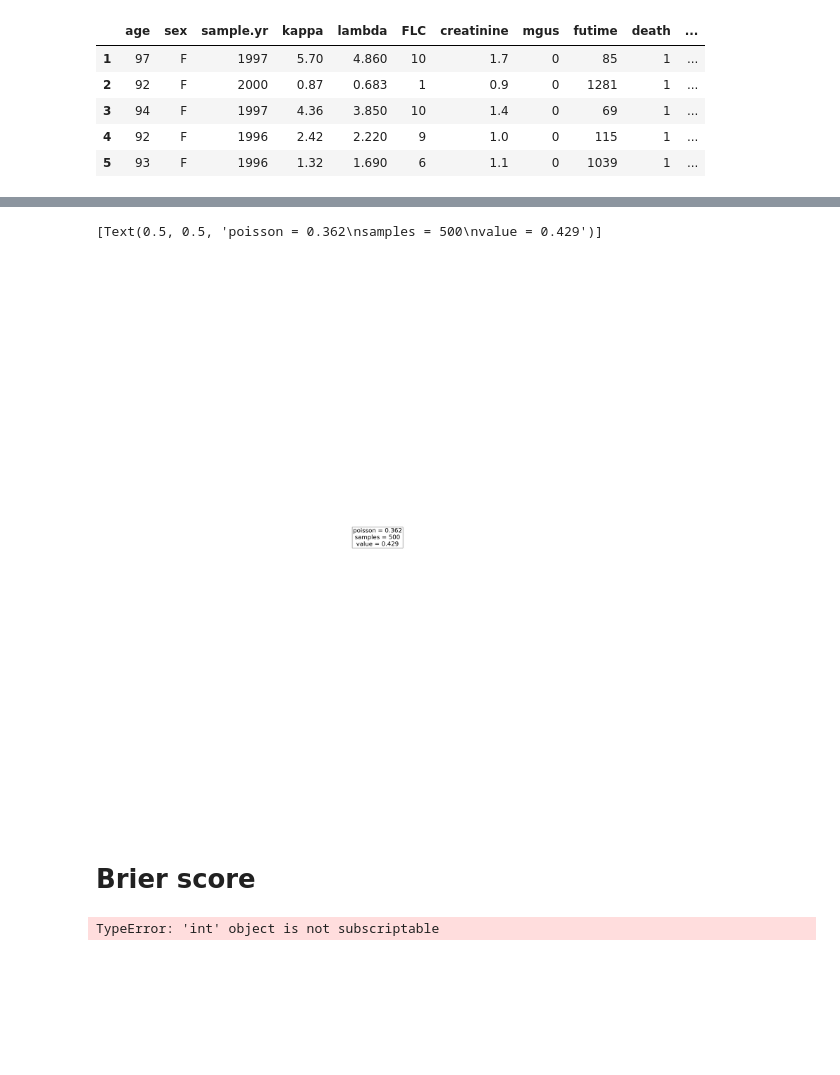
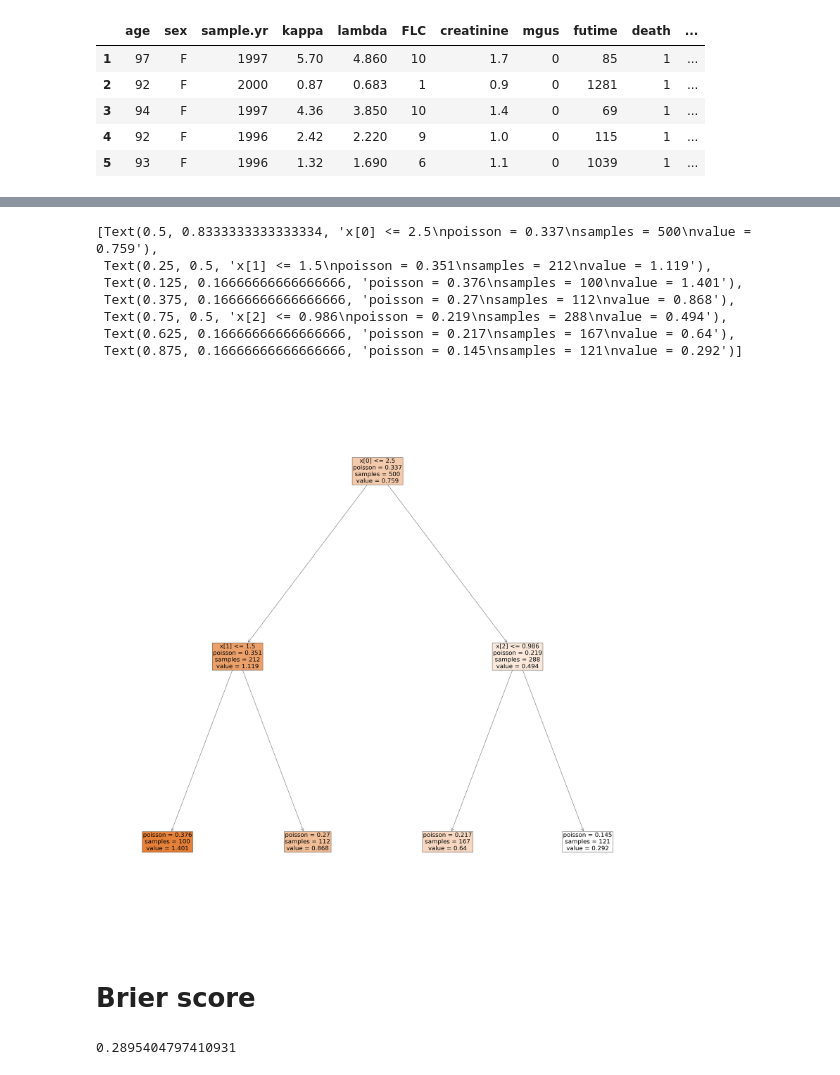
Before and after one commit to TomerWeissGit/LTRCTrees_python, a Jupyter notebook: models/simulations.ipynb, the cells around one changed output, grey strips where cells are left out. Cells and saved outputs as stored; diff of their text form; code cells hidden in the pictures; blank space fills up the shorter version.

```diff
--- a/models/simulations.ipynb
+++ b/models/simulations.ipynb
@@ -82,40 +73,49 @@ tree.plot_tree(ltrc_art_tree,fontsize=30,feature_names=x_train.columns,filled =
 # %%
-def create_sim_data(dist = np.random.exponential,dist_values=[0.1,0.23,0.4,0.9],lt=1 ,heavy = False):
-    x_1, x_4 = np.random.randint(1,6,100000), np.random.randint(1,6,100000)
-    x_2, x_5 = np.random.randint(1,3,100000), np.random.randint(1,3,100000)
-    x_3, x_6 = np.random.rand(100000)*2, np.random.rand(100000)*2
+def create_sim_data(dist = np.random.exponential,dist_values=[1/0.1,1/0.23,1/0.4,1/0.9],lt=1 ,heavy = False):
+    x_1, x_4 = np.random.randint(1,6,10000), np.random.randint(1,6,10000)
+    x_2, x_5 = np.random.randint(1,3,10000), np.random.randint(1,3,10000)
+    x_3, x_6 = np.random.rand(10000)*2, np.random.rand(10000)*2
     sim_data = pd.DataFrame({'x_1':x_1,'x_2':x_2,'x_3':x_3,'x_4':x_4,'x_5':x_5,'x_6':x_6})
 
-    sim_data['lt'] = np.random.rand(100000)*lt
+    sim_data['lt'] = np.random.rand(10000)*lt
 
-    t_1=dist(dist_values[0],100000)*((sim_data.x_1<=2) & (sim_data.x_2==1))
-    t_2=dist(dist_values[1],100000)*((sim_data.x_1<=2) & (sim_data.x_2==2))
-    t_3=dist(dist_values[2],100000)*((sim_data.x_1>2) & (sim_data.x_3<=1))
-    t_4=dist(dist_values[3],100000)*((sim_data.x_1>2) & (sim_data.x_3>1))
+    t_1=dist(dist_values[0],10000)*((sim_data.x_1<=2) & (sim_data.x_2<=1))
+    t_2=dist(dist_values[1],10000)*((sim_data.x_1<=2) & (sim_data.x_2>1))
+    t_3=dist(dist_values[2],10000)*((sim_data.x_1>2) & (sim_data.x_3<=1))
+    t_4=dist(dist_values[3],10000)*((sim_data.x_1>2) & (sim_data.x_3>1))
 
     sim_data['t'] = pd.DataFrame([t_1,t_2,t_3,t_4]).max()
     sim_data = sim_data.loc[sim_data['t']>=sim_data['lt']]
     prop_cens = 0
-    c=3
+    c=16
     min_cens = 0.5 if heavy else 0.2
     while prop_cens<=min_cens:
         sim_data['c'] = sim_data['lt']+np.random.exponential(scale=c,size=sim_data.shape[0])
         prop_cens = (sim_data['c']<sim_data['t']).sum()/sim_data.shape[0]
         c-=0.02
-    sim_data['event'] = (sim_data['c']>sim_data['t']).astype(int)
+    sim_data['event'] = (sim_data['c'] >= sim_data['t']).astype(int)
     sim_data['t'] = sim_data[['t','c']].min(axis=1)
     return sim_data[['lt','t','event']],sim_data[['x_1', 'x_2', 'x_3', 'x_4', 'x_5', 'x_6']]
 # %%
+
 y_light,x_light = create_sim_data()
+
+
 y_light,x_light = y_light.iloc[:500],x_light.iloc[:500]
 surv_data = SurvivalData(y_light)
-ltrc_art_tree =LTRCart(surv_data,x_light)
+ltrc_art_tree =LTRCart(surv_data,x_light, control = {"max_depth":30, "min_samples_split":20, "min_samples_leaf":round(20/3)})
 ltrc_art_tree = ltrc_art_tree.ltrc_art_fit()
 fig = plt.figure(figsize=(50,50))
 tree.plot_tree(ltrc_art_tree,fontsize=30,filled = True)
 # %% [output]
-[Text(0.5, 0.5, 'poisson = 0.362\nsamples = 500\nvalue = 0.429')]
+[Text(0.5, 0.8333333333333334, 'x[0] <= 2.5\npoisson = 0.337\nsamples = 500\nvalue = 0.759'),
+ Text(0.25, 0.5, 'x[1] <= 1.5\npoisson = 0.351\nsamples = 212\nvalue = 1.119'),
+ Text(0.125, 0.16666666666666666, 'poisson = 0.376\nsamples = 100\nvalue = 1.401'),
+ Text(0.375, 0.16666666666666666, 'poisson = 0.27\nsamples = 112\nvalue = 0.868'),
+ Text(0.75, 0.5, 'x[2] <= 0.986\npoisson = 0.219\nsamples = 288\nvalue = 0.494'),
+ Text(0.625, 0.16666666666666666, 'poisson = 0.217\nsamples = 167\nvalue = 0.64'),
+ Text(0.875, 0.16666666666666666, 'poisson = 0.145\nsamples = 121\nvalue = 0.292')]
-[figure, old version]
+[figure, new version]
 # %%
 def printTree(root, markerStr="+- ", levelMarkers=[]):
     emptyStr = " "*len(markerStr)
@@ -131,25 +131,19 @@ def printTree(root, markerStr="+- ", levelMarkers=[]):
 # %% [markdown]
 # Brier score
 # %%
-def cox_ibs(y,X):
+y, X = create_sim_data()
+new_y = y[['event','t']].to_numpy()
+#List of tuples
+aux = [(e1,e2) for e1,e2 in new_y]
 
-    # y, X = y.iloc[:300], X.iloc[:300]
-    new_y = y[['event','t']].to_numpy()
-    #List of tuples
-    aux = [(e1,e2) for e1,e2 in new_y]
+#Structured array
+new_y= np.array(aux, dtype=[('Status', '?'), ('Survival_in_days', '<f8')])
 
-    #Structured array
-    new_y= np.array(aux, dtype=[('Status', '?'), ('Survival_in_days', '<f8')])
-
-    est_5 = CoxPHSurvivalAnalysis(ties="efron").fit(X, new_y)
-    survs_5 = est.predict_survival_function(X)
-    est_6 = CoxPHFitter(penalizer=0).fit(df=y, duration_col='t', event_col='event', entry_col='lt')
-    survs_6 = est_6.predict_survival_function(X)
-    times = y.loc[((y.event==1) & (y.t<y.t.max())),'t']
-
-    preds_5 = np.asarray([[fn(t) for t in times] for fn in survs_5])
-    preds_6 = np.asarray([[fn[t] for t in times] for fn in survs_6])
-
-    score_5 = integrated_brier_score(new_y, new_y, pred_5, times)
-    score_6 = integrated_brier_score(new_y, new_y, preds_6, times)
-    return score_5,score_6
+est = CoxPHSurvivalAnalysis(ties="efron").fit(X, new_y)
+survs = est.predict_survival_function(X)
+times = y.t.loc[:300]
+preds = np.asarray([[fn(t) for t in times] for fn in survs])
+score = integrated_brier_score(new_y, new_y, preds, times)
+print(score)
+# %% [output]
+0.2895404797410931
@@ -158,9 +149,0 @@ y, X = create_sim_data()
-# %%
-ibs = []
-for i in range(1):
-    y_i = y.sample(300)
-    x_i = X.loc[y_i.index]
-    avg = cox_ibs(y_i,x_i)
-    ibs.append(avg)
-# %% [output]
-TypeError: 'int' object is not subscriptable
```
Also changed, not shown: parts of 15 cells of this notebook.
